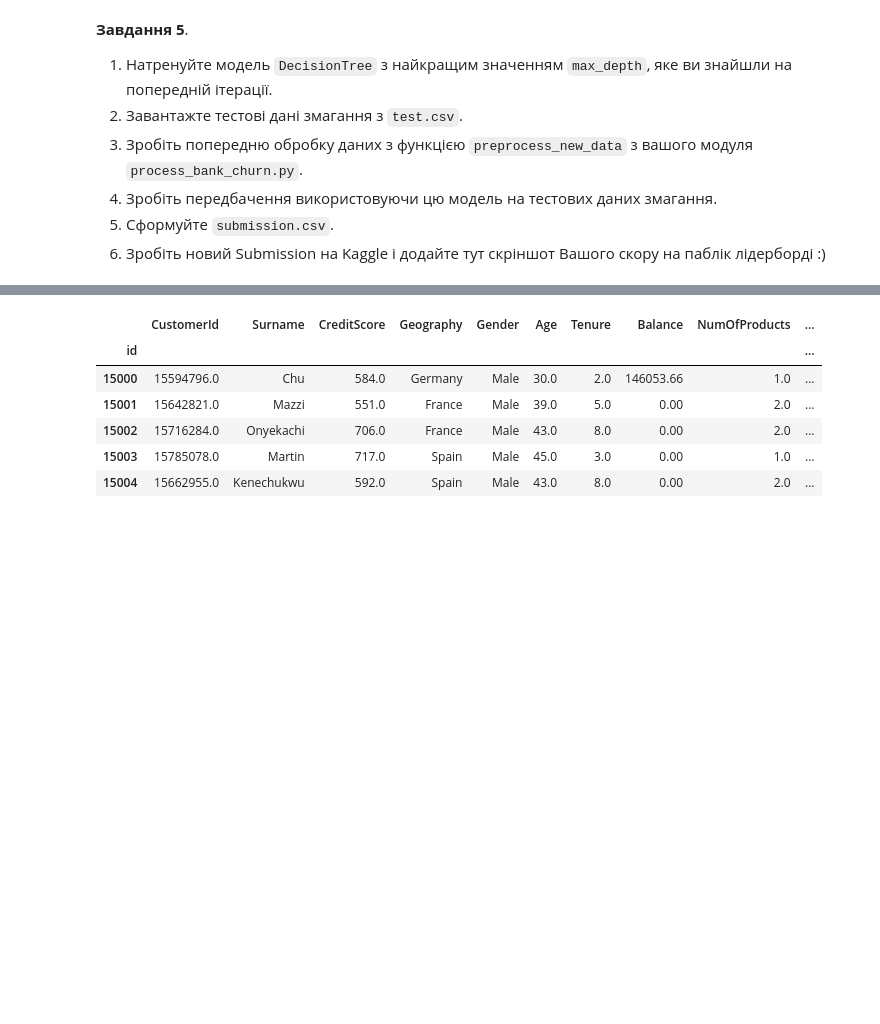
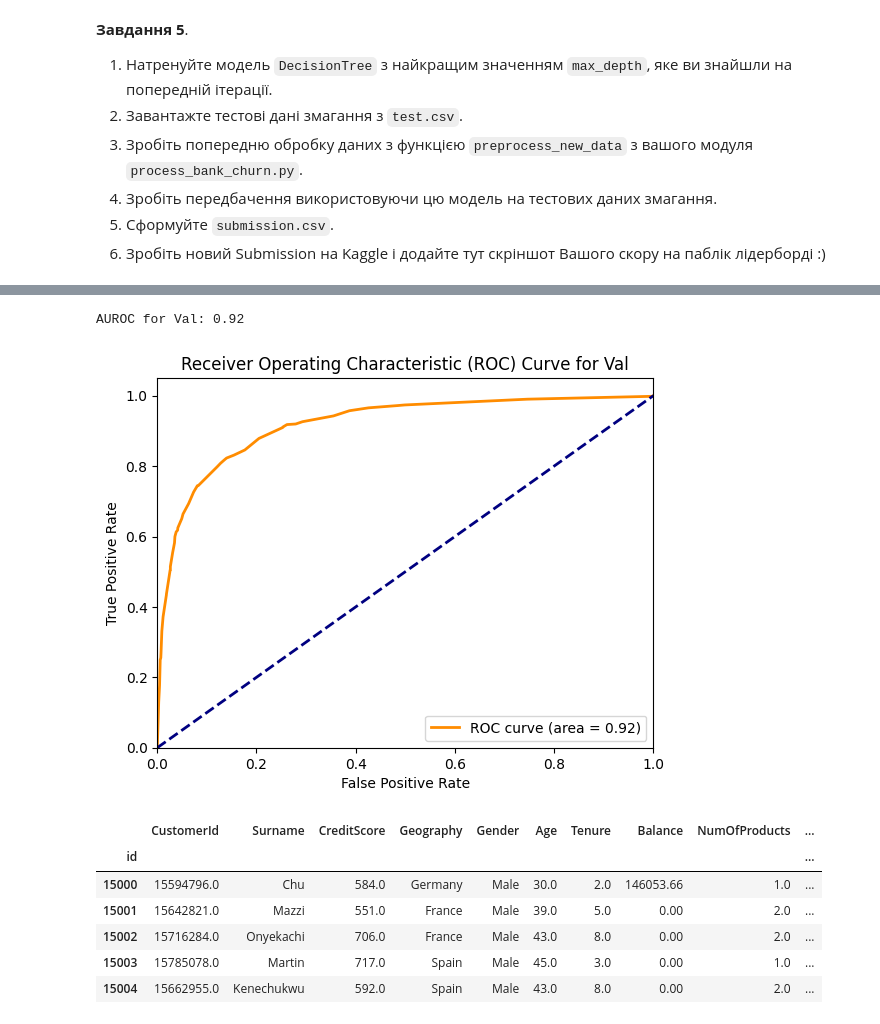
Before and after one commit to YelizavetaP/ml_tasks, a Jupyter notebook: hometasks/2_supervised_learning/2_3_decision_trees/HW_2_10_Дерева_прийняття_рішень.ipynb, the cells around one changed output, grey strips where cells are left out. Drawn from its saved outputs; the diff is of its cells as text; code cells hidden in the pictures; blank space fills up the shorter version.

```diff
--- a/hometasks/2_supervised_learning/2_3_decision_trees/HW_2_10_Дерева_прийняття_рішень.ipynb
+++ b/hometasks/2_supervised_learning/2_3_decision_trees/HW_2_10_Дерева_прийняття_рішень.ipynb
@@ -304,3 +308,8 @@ final_model = DecisionTreeClassifier(random_state=42, max_depth=6).fit(X_train,
+# %%
+count_and_plot_auroc(final_model, X_val, val_targets, 'Val')
+# %% [output]
+AUROC for Val: 0.92
+[figure, added]
 # %%
 test_df = pd.read_csv(test_dir, index_col='id')
 test_df.head(5)
```
Also changed, not shown: parts of 10 cells of this notebook, 4 other files.
